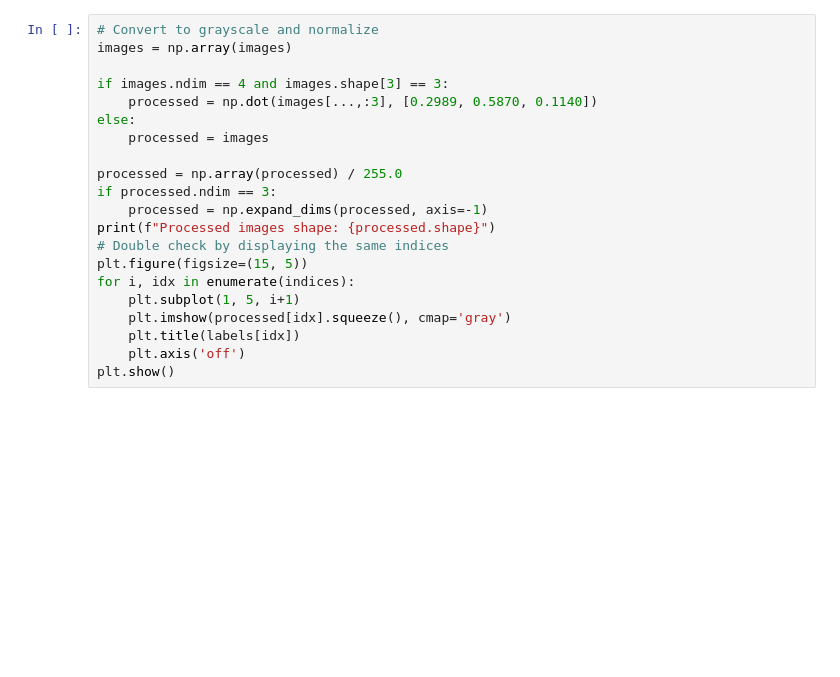
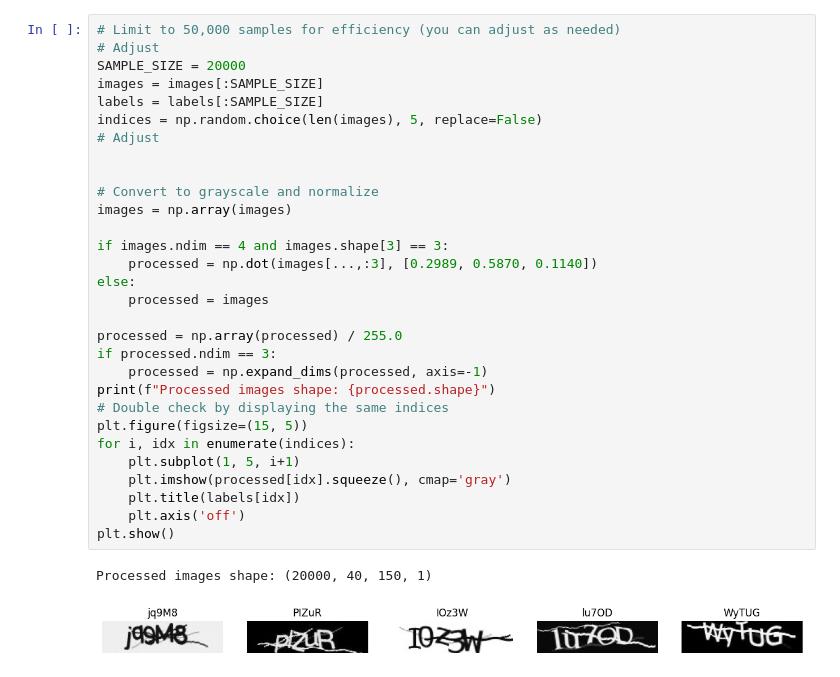
Before and after one commit to kanetran29/CAPTCHA-resolver, a Jupyter notebook: captcha_resolver_cnn.ipynb, the cells around one changed output. Cells and saved outputs as stored; diff of their text form; blank space fills up the shorter version.

```diff
--- a/captcha_resolver_cnn.ipynb
+++ b/captcha_resolver_cnn.ipynb
@@ -57,24 +71,36 @@ NameError: name 'os' is not defined
 # %%
+# Limit to 50,000 samples for efficiency (you can adjust as needed)
+# Adjust
+SAMPLE_SIZE = 20000
+images = images[:SAMPLE_SIZE]
+labels = labels[:SAMPLE_SIZE]
+indices = np.random.choice(len(images), 5, replace=False)
+# Adjust
+
+
 # Convert to grayscale and normalize
 images = np.array(images)
 
 if images.ndim == 4 and images.shape[3] == 3:
     processed = np.dot(images[...,:3], [0.2989, 0.5870, 0.1140])
 else:
     processed = images
 
 processed = np.array(processed) / 255.0
 if processed.ndim == 3:
     processed = np.expand_dims(processed, axis=-1)
 print(f"Processed images shape: {processed.shape}")
 # Double check by displaying the same indices
 plt.figure(figsize=(15, 5))
 for i, idx in enumerate(indices):
     plt.subplot(1, 5, i+1)
     plt.imshow(processed[idx].squeeze(), cmap='gray')
     plt.title(labels[idx])
     plt.axis('off')
 plt.show()
+# %% [output]
+Processed images shape: (20000, 40, 150, 1)
+[figure, added]
 # %%
 # Encode labels using one-hot encoding and visualize character frequency
 char_set = 'ABCDEFGHIJKLMNOPQRSTUVWXYZ0123456789'
```
Also changed, not shown: parts of 13 cells of this notebook.
